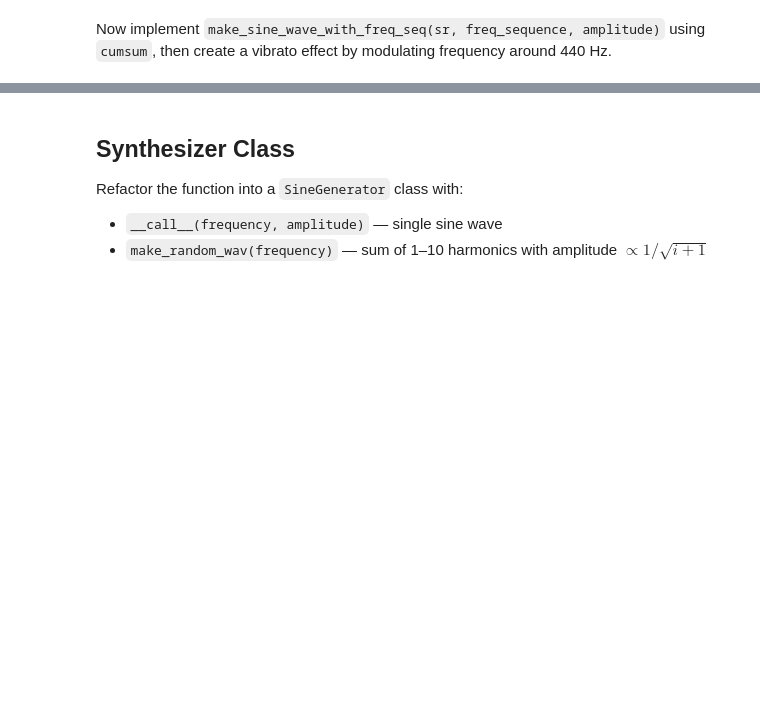
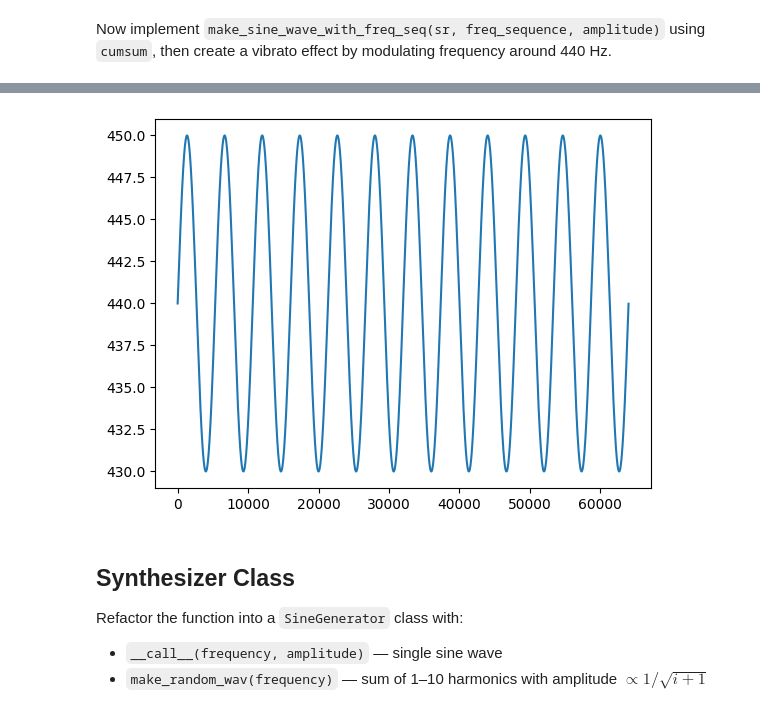
Before and after one commit to jdasam/ant5015, a Jupyter notebook: notebooks/3rd_week_pitch_classification.ipynb, the cells around one changed output, grey strips where cells are left out. Cells and saved outputs as stored; diff of their text form; code cells hidden in the pictures; blank space fills up the shorter version.

```diff
--- a/notebooks/3rd_week_pitch_classification.ipynb
+++ b/notebooks/3rd_week_pitch_classification.ipynb
@@ -71,2 +122,14 @@ print(dummy_tensor)
 # %% [markdown]
 Now implement `make_sine_wave_with_freq_seq(sr, freq_sequence, amplitude)` using `cumsum`, then create a vibrato effect by modulating frequency around 440 Hz.
+# %%
+freq_sequence = 440 + make_sine_wave(4, 16000, 4, 50)
+
+freq_sequence, freq_sequence.shape
+angular_speed = 2 * pi * freq_sequence
+
+delta_phi = angular_speed * (1 / sr) # speed * time
+
+cum_phi = torch.cumsum(delta_phi, dim=0)
+sine_wave = amplitude * torch.sin(cum_phi)
+
+ipd.Audio(sine_wave, rate=16000)
@@ -73,9 +138,17 @@ Now implement `make_sine_wave_with_freq_seq(sr, freq_sequence, amplitude)` using
 # %%
 def make_sine_wave_with_freq_seq(sr, freq_sequence, amplitude):
     # TODO: accumulate phase with torch.cumsum, return torch.sin(...) * amplitude
-    pass
+    angular_speed = 2 * pi * freq_sequence
 
-freq_sequence = 440 + make_sine_wave(4, 16000, 4, 50)
+    delta_phi = angular_speed * (1 / sr) # speed * time
+
+    cum_phi = torch.cumsum(delta_phi, dim=0)
+    sine_wave = amplitude * torch.sin(cum_phi)
+
+    return sine_wave
+
+freq_sequence = 440 + make_sine_wave(4, 16000, 3, 10)
 plt.plot(freq_sequence)
-# sine_with_vibrato = make_sine_wave_with_freq_seq(16000, freq_sequence, 0.5)
-# ipd.Audio(sine_with_vibrato * 0.2, rate=16000, normalize=False)
+sine_with_vibrato = make_sine_wave_with_freq_seq(16000, freq_sequence, 0.5)
+ipd.Audio(sine_with_vibrato * 0.4, rate=16000, normalize=False)
+# %% [output]
@@ -82,3 +156,4 @@ plt.plot(freq_sequence)
+[figure, added]
 # %% [markdown]
 ## Synthesizer Class
 
```
Also changed, not shown: parts of 33 cells of this notebook.
